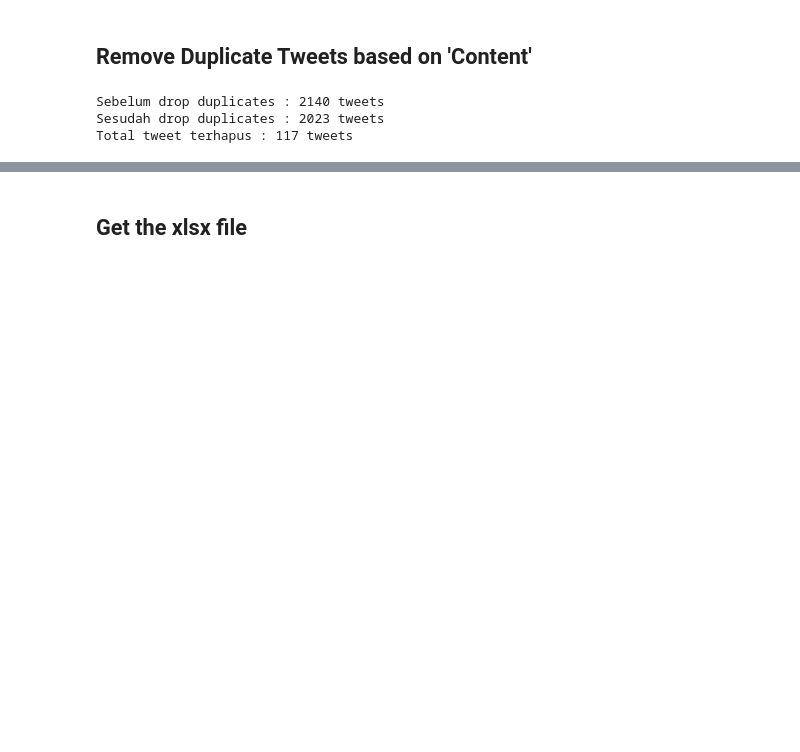
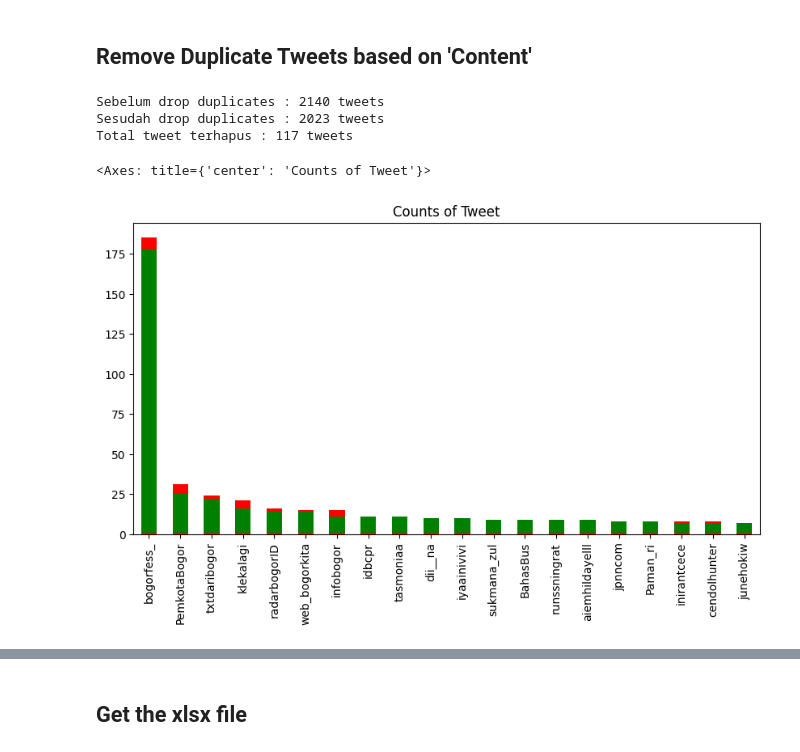
Before and after one commit to naufalnashif/sentiment-analysis-biskita, a Jupyter notebook: scraping_tweets_using_snscrape_2023.ipynb, the cells around one changed output, grey strips where cells are left out. Cells and saved outputs as stored; diff of their text form; code cells hidden in the pictures; blank space fills up the shorter version.

```diff
--- a/scraping_tweets_using_snscrape_2023.ipynb
+++ b/scraping_tweets_using_snscrape_2023.ipynb
@@ -97,3 +97,9 @@ print('Total tweet terhapus : {} tweets'.format(len(df) - len(df_drop)))
 Sebelum drop duplicates : 2140 tweets
 Sesudah drop duplicates : 2023 tweets
 Total tweet terhapus : 117 tweets
+# %%
+df['username'].value_counts().head(20).plot(kind = 'bar', title = 'Counts of Tweet', figsize = (10,5), color = 'r')
+df_drop['username'].value_counts().head(20).plot(kind = 'bar', title = 'Counts of Tweet', figsize = (10,5), bottom = True, color = 'g')
+# %% [output]
+<Axes: title={'center': 'Counts of Tweet'}>
+[figure, added]
```
Also changed, not shown: parts of 3 cells of this notebook.
